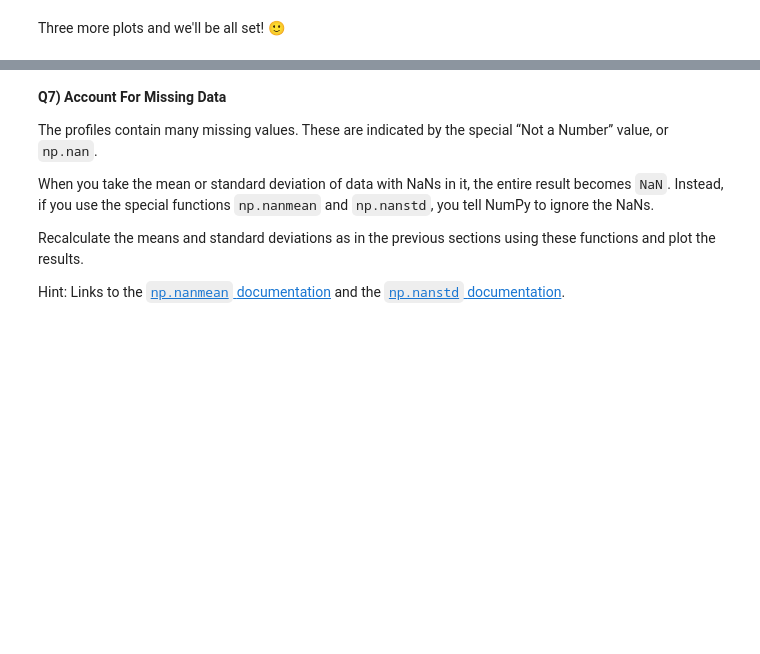
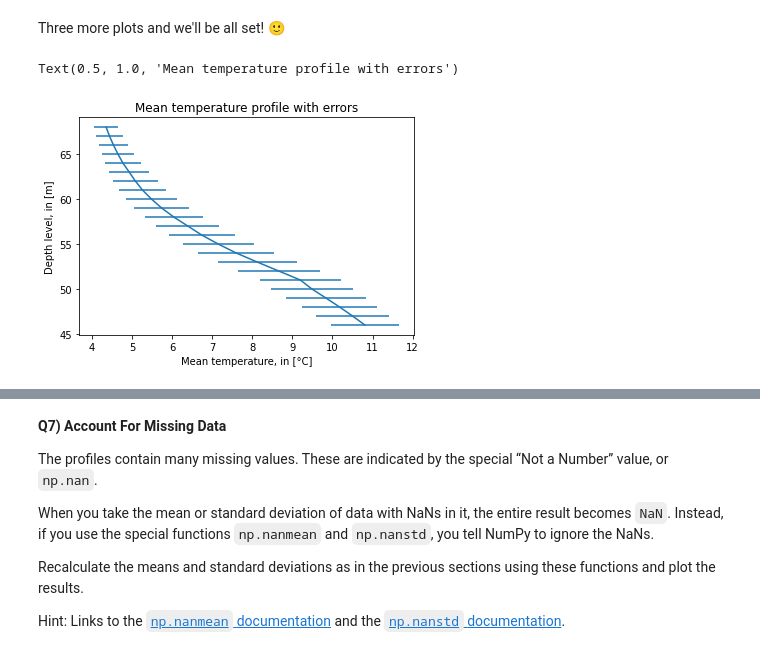
Before and after one commit to fredlardet/2022_Intro_Python, a Jupyter notebook: Exercises/W2_S1.ipynb, the cells around one changed output, grey strips where cells are left out. Cells and saved outputs as stored; diff of their text form; code cells hidden in the pictures; blank space fills up the shorter version.

```diff
--- a/Exercises/W2_S1.ipynb
+++ b/Exercises/W2_S1.ipynb
@@ -302,2 +295,10 @@ Text(0.5, 1.0, 'Mean salinity profile with errors')
 # %% [markdown]
 Three more plots and we'll be all set! 🙂
+# %%
+plt.errorbar(T_mean,level,xerr=T_std)
+plt.xlabel('Mean temperature, in [°C]')
+plt.ylabel('Depth level, in [m]')
+plt.title('Mean temperature profile with errors')
+# %% [output]
+Text(0.5, 1.0, 'Mean temperature profile with errors')
+[figure, added]
```
Also changed, not shown: parts of 11 cells of this notebook.
